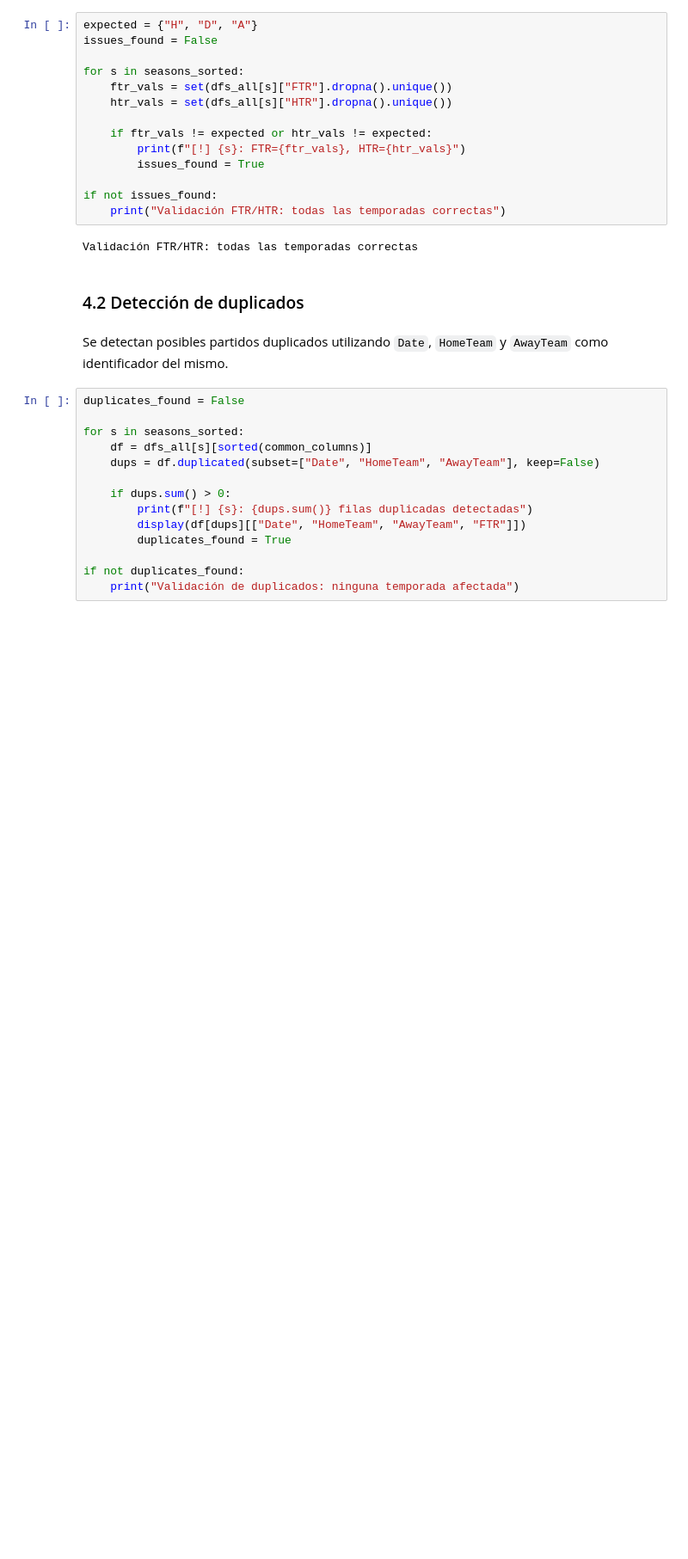
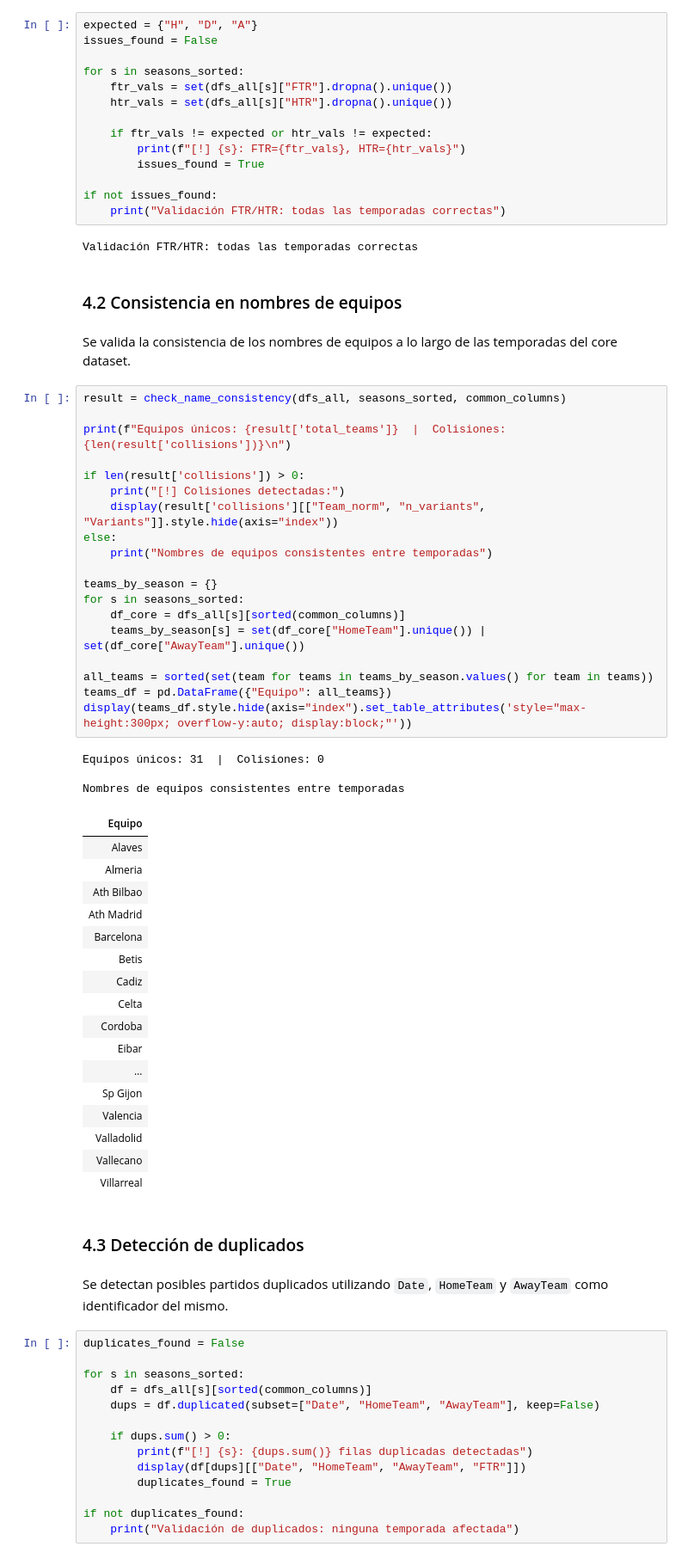
Before and after one commit to jorgepais02/PitchLens, a Jupyter notebook: notebooks/01_eda/01_eda_laliga_raw.ipynb, the cells around one changed output. Shown at 86% size. Cells and saved outputs as stored; diff of their text form; blank space fills up the shorter version.

Commit message:
feat: add team name consistency check for LaLiga dataset

```diff
--- a/notebooks/01_eda/01_eda_laliga_raw.ipynb
+++ b/notebooks/01_eda/01_eda_laliga_raw.ipynb
@@ -417,8 +417,52 @@ if not issues_found:
     print("Validación FTR/HTR: todas las temporadas correctas")
 # %% [output]
 Validación FTR/HTR: todas las temporadas correctas
+# %% [markdown]
+### 4.2 Consistencia en nombres de equipos
+# %% [markdown]
+Se valida la consistencia de los nombres de equipos a lo largo de las temporadas del core dataset.
+# %%
+result = check_name_consistency(dfs_all, seasons_sorted, common_columns)
+
+print(f"Equipos únicos: {result['total_teams']}  |  Colisiones: {len(result['collisions'])}\n")
+
+if len(result['collisions']) > 0:
+    print("[!] Colisiones detectadas:")
+    display(result['collisions'][["Team_norm", "n_variants", "Variants"]].style.hide(axis="index"))
+else:
+    print("Nombres de equipos consistentes entre temporadas")
+
+teams_by_season = {}
+for s in seasons_sorted:
+    df_core = dfs_all[s][sorted(common_columns)]
+    teams_by_season[s] = set(df_core["HomeTeam"].unique()) | set(df_core["AwayTeam"].unique())
+
+all_teams = sorted(set(team for teams in teams_by_season.values() for team in teams))
+teams_df = pd.DataFrame({"Equipo": all_teams})
+display(teams_df.style.hide(axis="index").set_table_attributes('style="max-height:300px; overflow-y:auto; display:block;"'))
+# %% [output]
+Equipos únicos: 31  |  Colisiones: 0
+
+Nombres de equipos consistentes entre temporadas
+| Equipo |
+| Alaves |
+| Almeria |
+| Ath Bilbao |
+| Ath Madrid |
+| Barcelona |
+| Betis |
+| Cadiz |
+| Celta |
+| Cordoba |
+| Eibar |
+| ... |
+| Sp Gijon |
+| Valencia |
+| Valladolid |
+| Vallecano |
+| Villarreal |
 # %% [markdown]
-### 4.2 Detección de duplicados
+### 4.3 Detección de duplicados
 # %% [markdown]
 Se detectan posibles partidos duplicados utilizando `Date`, `HomeTeam` y `AwayTeam` como identificador del mismo.
 # %%
```
Also changed, not shown: parts of 8 cells of this notebook, 2 other files.
